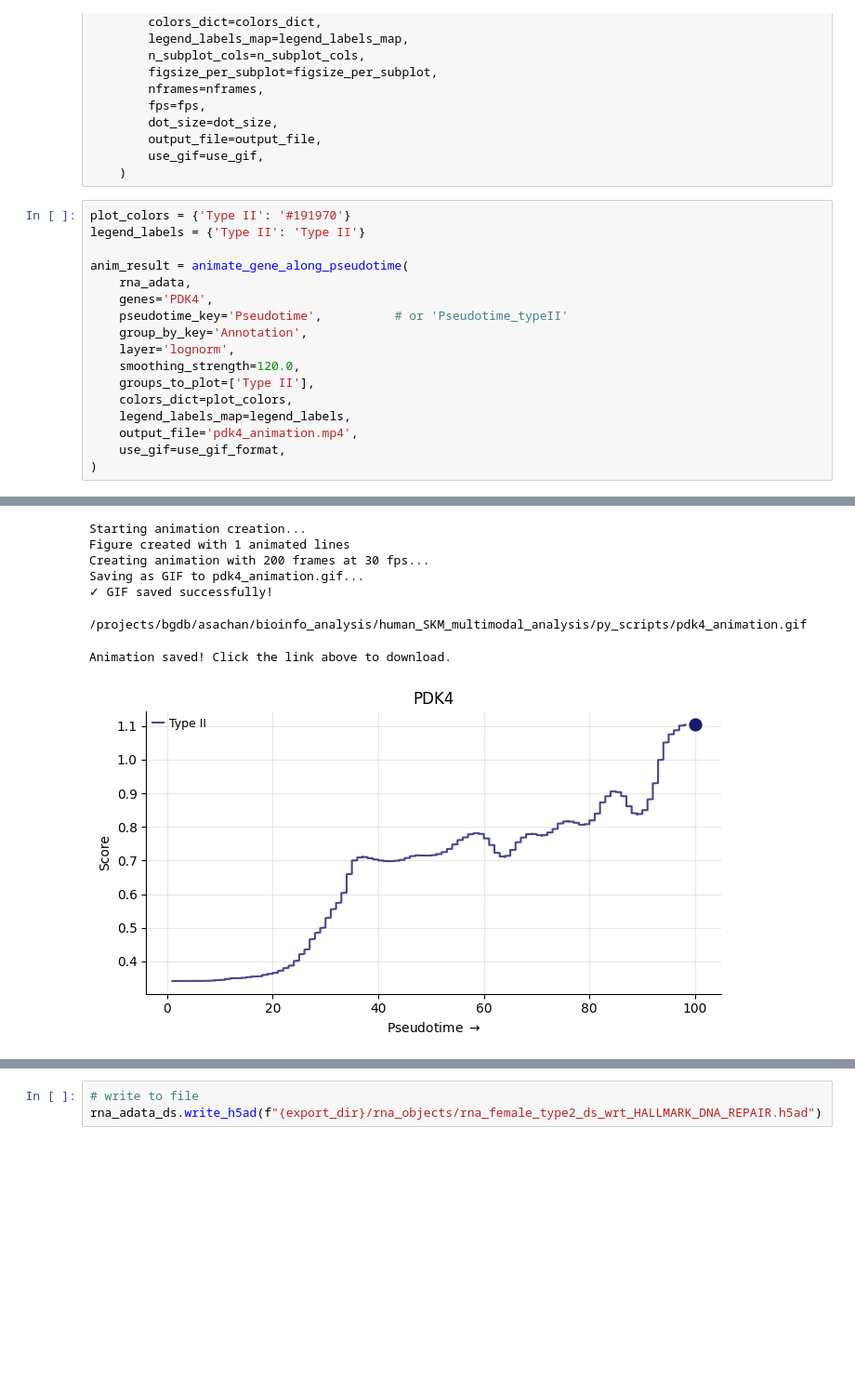
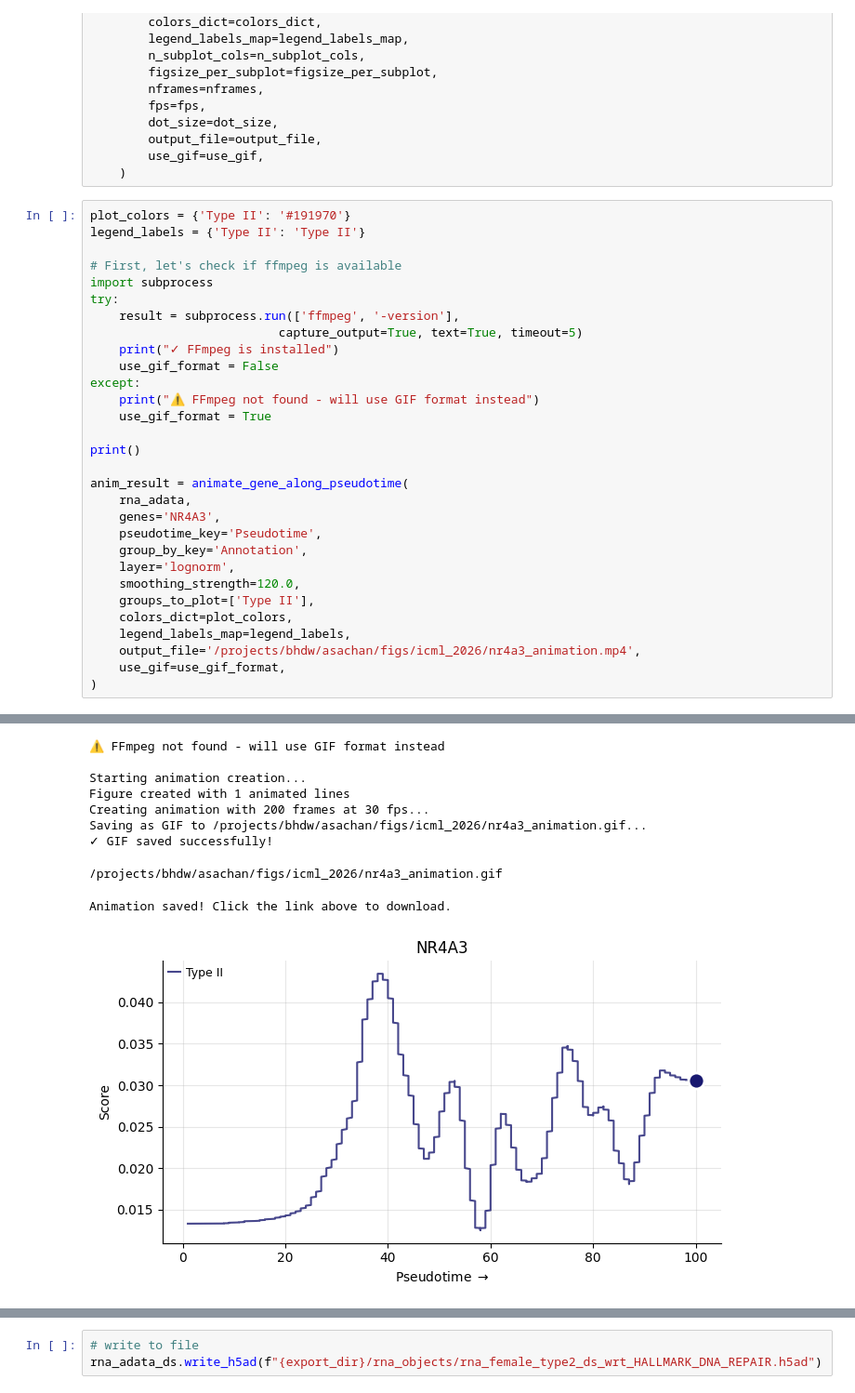
Before and after one commit to sachha-naksha/SKM_multimodal_analysis, a Jupyter notebook: py_scripts/rna_scoring_preproc.ipynb, the cells around one changed output, grey strips where cells are left out. Shown at 93% size. Drawn from its saved outputs; the diff is of its cells as text; blank space fills up the shorter version.

Commit message:
icml workshop plots

```diff
--- a/py_scripts/rna_scoring_preproc.ipynb
+++ b/py_scripts/rna_scoring_preproc.ipynb
@@ -639,17 +637,30 @@ def animate_gene_along_pseudotime(
 plot_colors = {'Type II': '#191970'}
 legend_labels = {'Type II': 'Type II'}
 
+# First, let's check if ffmpeg is available
+import subprocess
+try:
+    result = subprocess.run(['ffmpeg', '-version'],
+                          capture_output=True, text=True, timeout=5)
+    print("✓ FFmpeg is installed")
+    use_gif_format = False
+except:
+    print("⚠ FFmpeg not found - will use GIF format instead")
+    use_gif_format = True
+
+print()
+
 anim_result = animate_gene_along_pseudotime(
     rna_adata,
-    genes='PDK4',
-    pseudotime_key='Pseudotime',          # or 'Pseudotime_typeII'
+    genes='NR4A3',
+    pseudotime_key='Pseudotime',
     group_by_key='Annotation',
     layer='lognorm',
     smoothing_strength=120.0,
     groups_to_plot=['Type II'],
     colors_dict=plot_colors,
     legend_labels_map=legend_labels,
-    output_file='pdk4_animation.mp4',
+    output_file='/projects/bhdw/asachan/figs/icml_2026/nr4a3_animation.mp4',
     use_gif=use_gif_format,
 )
 # %% [output]
@@ -657,8 +668,10 @@ anim_result = animate_gene_along_pseudotime(
+⚠ FFmpeg not found - will use GIF format instead
+
 Starting animation creation...
 Figure created with 1 animated lines
 Creating animation with 200 frames at 30 fps...
-Saving as GIF to pdk4_animation.gif...
+Saving as GIF to /projects/bhdw/asachan/figs/icml_2026/nr4a3_animation.gif...
 ✓ GIF saved successfully!
-/projects/bgdb/asachan/bioinfo_analysis/human_SKM_multimodal_analysis/py_scripts/pdk4_animation.gif
+/projects/bhdw/asachan/figs/icml_2026/nr4a3_animation.gif
 Animation saved! Click the link above to download.
-[figure, old version]
+[figure, new version]
```
Also changed, not shown: parts of 11 cells of this notebook, 2 other files.
